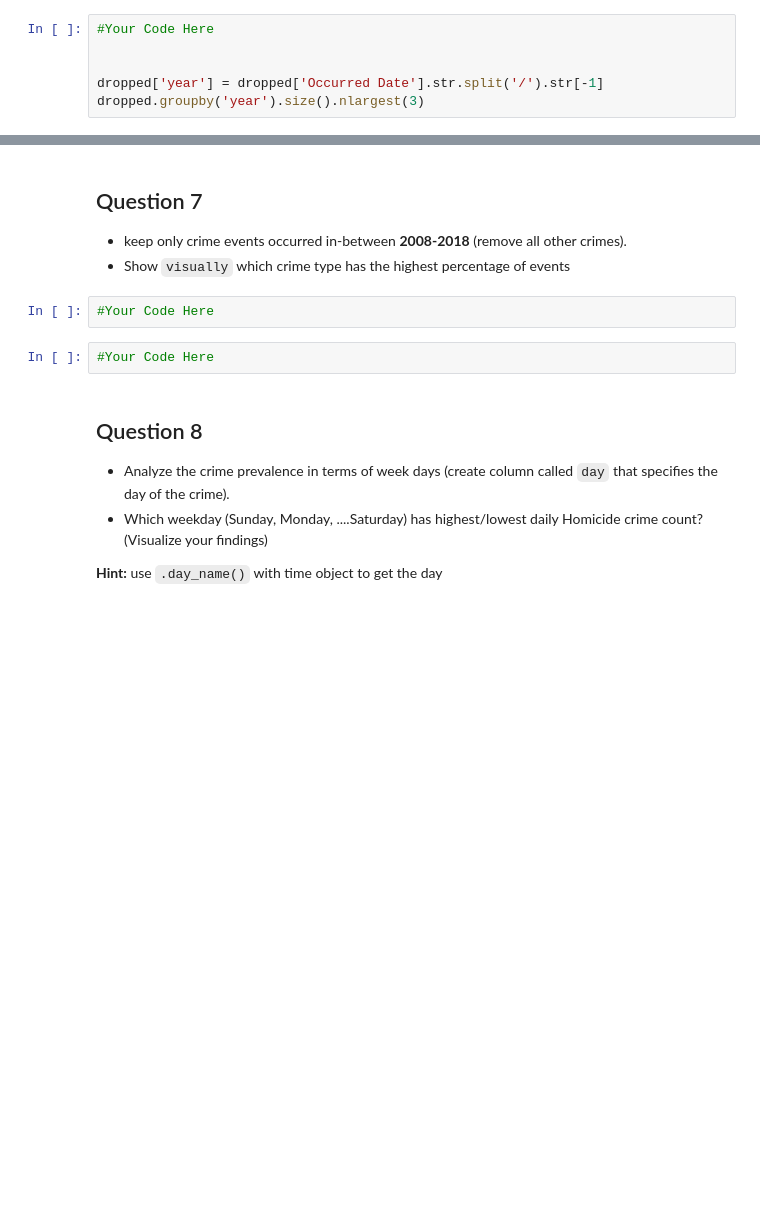
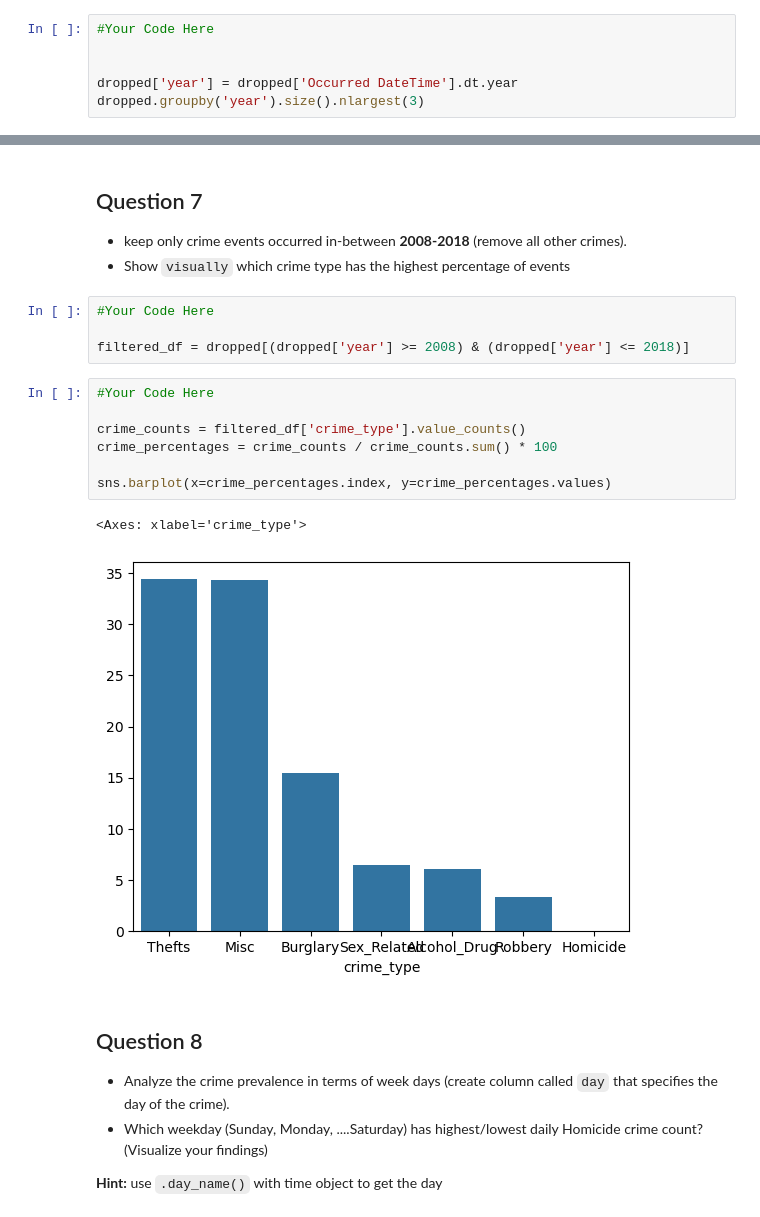
Before and after one commit to gkbichara/Programming-Tools, a Jupyter notebook: Assignment5/Assignment05.ipynb, the cells around one changed output, grey strips where cells are left out. Saved outputs shown, nothing was run; the diff lists cells and outputs as text; blank space fills up the shorter version.

```diff
--- a/Assignment5/Assignment05.ipynb
+++ b/Assignment5/Assignment05.ipynb
@@ -163,6 +197,6 @@ plt.tight_layout()  # Adjust layout to prevent label cutoff
 #Your Code Here
 
 
-dropped['year'] = dropped['Occurred Date'].str.split('/').str[-1]
+dropped['year'] = dropped['Occurred DateTime'].dt.year
 dropped.groupby('year').size().nlargest(3)
 # %% [output]
@@ -190,8 +219,18 @@ sns.barplot(x = grouped.index, y = grouped.values)
 - Show `visually` which crime type has the highest percentage of events
 # %%
 #Your Code Here
+
+filtered_df = dropped[(dropped['year'] >= 2008) & (dropped['year'] <= 2018)]
-# %%
-#Your Code Here
+# %%
+#Your Code Here
+
+crime_counts = filtered_df['crime_type'].value_counts()
+crime_percentages = crime_counts / crime_counts.sum() * 100
+
+sns.barplot(x=crime_percentages.index, y=crime_percentages.values)
+# %% [output]
+<Axes: xlabel='crime_type'>
+[figure, added]
 # %% [markdown]
 ## Question 8
 - Analyze the crime prevalence in terms of week days (create column called `day` that specifies the day of the crime).
```
Also changed, not shown: parts of 11 cells of this notebook.
